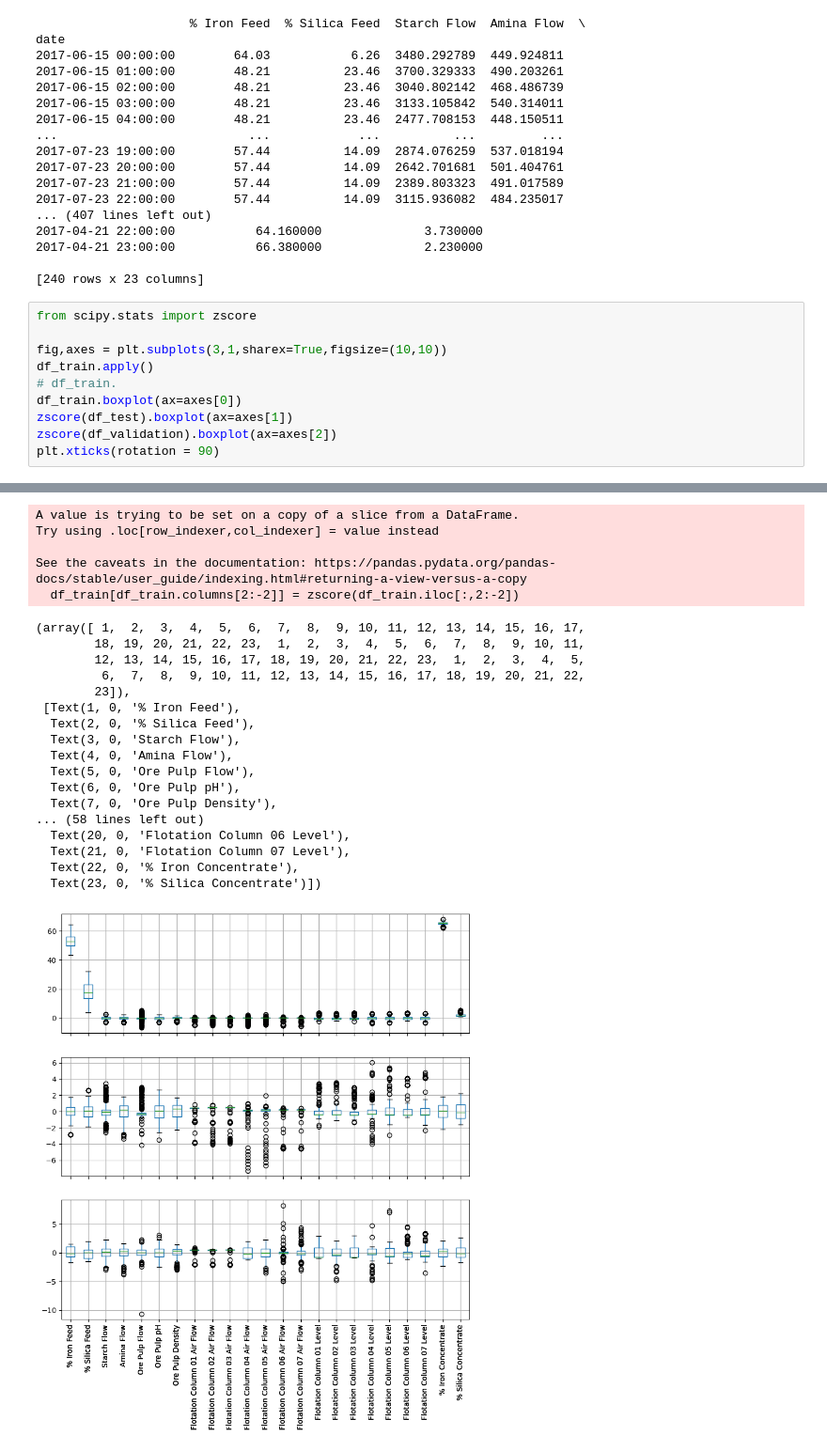
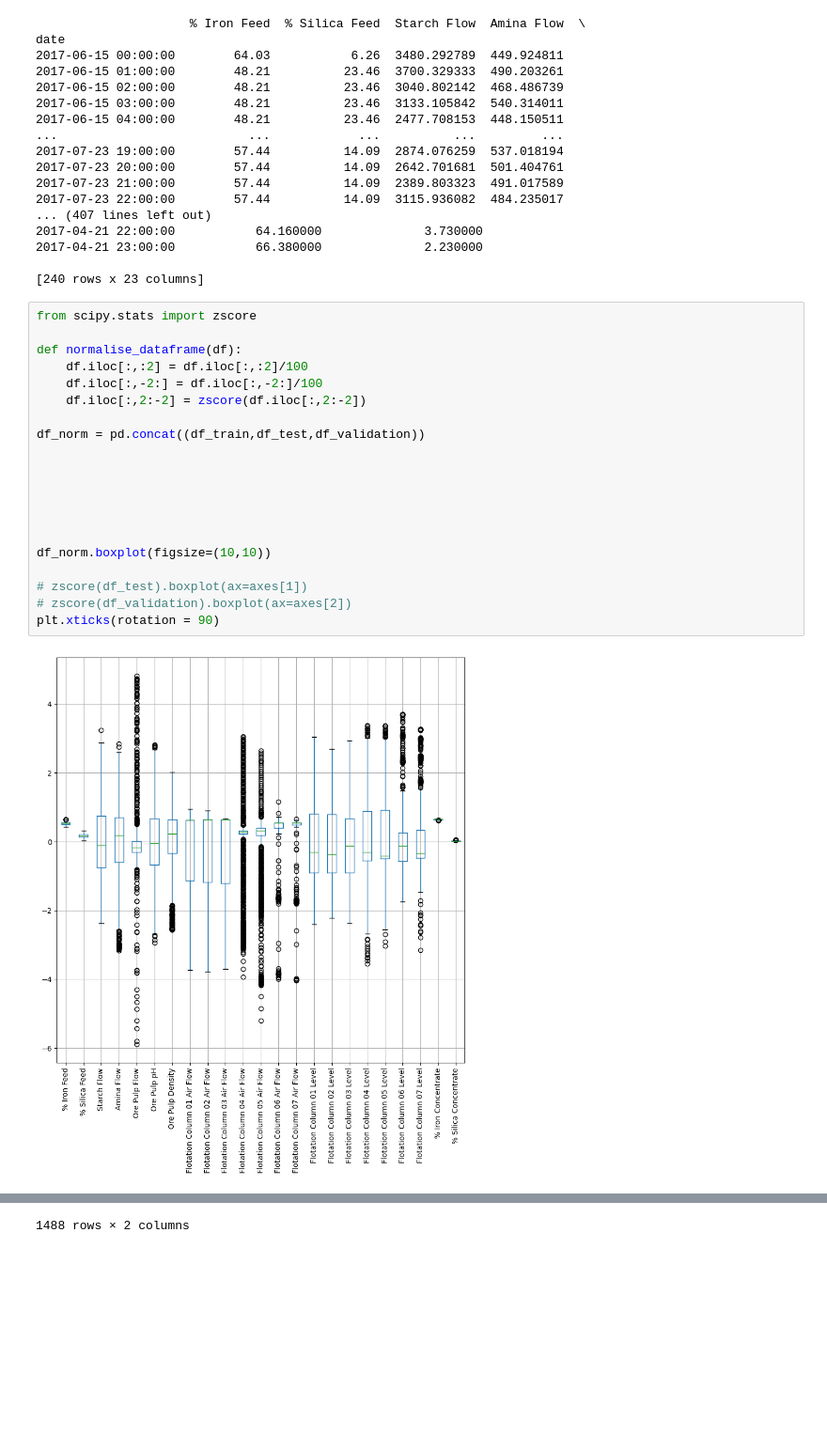
Before and after one commit to PauliAnt/ADAML_PA, a Jupyter notebook: data_pretreatement.ipynb, the cells around one changed output, grey strips where cells are left out. Shown: that part at 94% size. Drawn from its saved outputs; the diff is of its cells as text; blank space fills up the shorter version.

```diff
--- a/data_pretreatement.ipynb
+++ b/data_pretreatement.ipynb
@@ -110,11 +110,22 @@ date
 # %%
 from scipy.stats import zscore
 
-fig,axes = plt.subplots(3,1,sharex=True,figsize=(10,10))
-df_train.apply()
-# df_train.
-df_train.boxplot(ax=axes[0])
-zscore(df_test).boxplot(ax=axes[1])
-zscore(df_validation).boxplot(ax=axes[2])
+def normalise_dataframe(df):
+    df.iloc[:,:2] = df.iloc[:,:2]/100
+    df.iloc[:,-2:] = df.iloc[:,-2:]/100
+    df.iloc[:,2:-2] = zscore(df.iloc[:,2:-2])
+
+df_norm = pd.concat((df_train,df_test,df_validation))
+
+
+
+
+
+
+df_norm.boxplot(figsize=(10,10))
+
+# zscore(df_test).boxplot(ax=axes[1])
+# zscore(df_validation).boxplot(ax=axes[2])
 plt.xticks(rotation = 90)
 # %% [output]
+[figure, new version]
@@ -121,23 +145 @@ plt.xticks(rotation = 90)
-A value is trying to be set on a copy of a slice from a DataFrame.
-Try using .loc[row_indexer,col_indexer] = value instead
-
-See the caveats in the documentation: https://pandas.pydata.org/pandas-docs/stable/user_guide/indexing.html#returning-a-view-versus-a-copy
-  df_train[df_train.columns[2:-2]] = zscore(df_train.iloc[:,2:-2])
+1488 rows × 2 columns
-(array([ 1,  2,  3,  4,  5,  6,  7,  8,  9, 10, 11, 12, 13, 14, 15, 16, 17,
-        18, 19, 20, 21, 22, 23,  1,  2,  3,  4,  5,  6,  7,  8,  9, 10, 11,
-        12, 13, 14, 15, 16, 17, 18, 19, 20, 21, 22, 23,  1,  2,  3,  4,  5,
-         6,  7,  8,  9, 10, 11, 12, 13, 14, 15, 16, 17, 18, 19, 20, 21, 22,
-        23]),
- [Text(1, 0, '% Iron Feed'),
-  Text(2, 0, '% Silica Feed'),
-  Text(3, 0, 'Starch Flow'),
-  Text(4, 0, 'Amina Flow'),
-  Text(5, 0, 'Ore Pulp Flow'),
-  Text(6, 0, 'Ore Pulp pH'),
-  Text(7, 0, 'Ore Pulp Density'),
-... (58 lines left out)
-  Text(20, 0, 'Flotation Column 06 Level'),
-  Text(21, 0, 'Flotation Column 07 Level'),
-  Text(22, 0, '% Iron Concentrate'),
-  Text(23, 0, '% Silica Concentrate')])
-[figure, old version]
```
Also changed, not shown: parts of 3 cells of this notebook.
